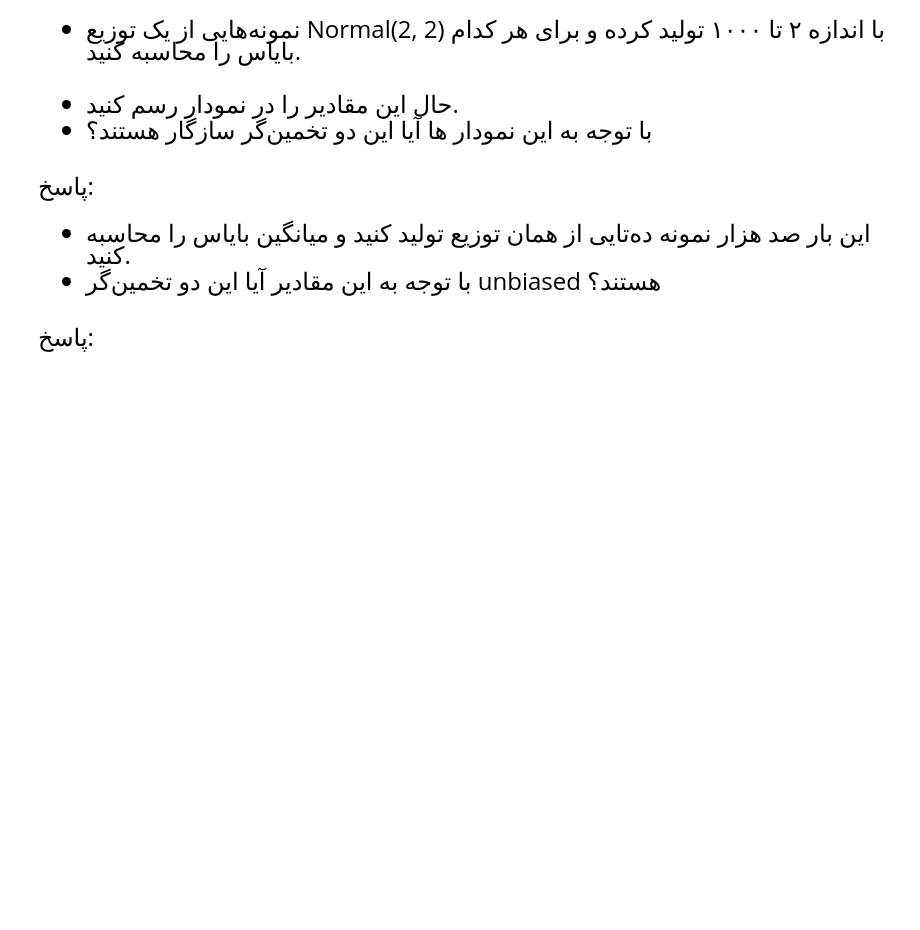
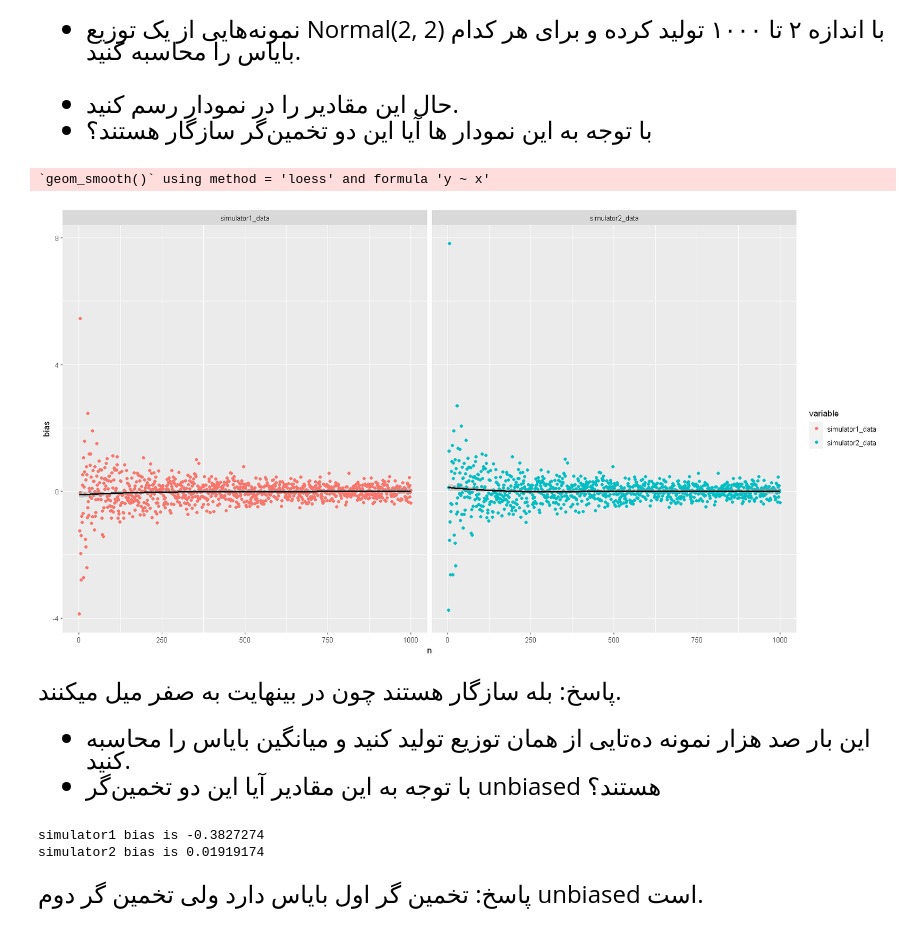
Before and after one commit to HirbodBehnam/EPS-Assignments, a Jupyter notebook: 4/Practical/HW4_Pr.ipynb, the cells around one changed output. Saved outputs shown, nothing was run; the diff lists cells and outputs as text; code cells hidden in the pictures; blank space fills up the shorter version.

```diff
--- a/4/Practical/HW4_Pr.ipynb
+++ b/4/Practical/HW4_Pr.ipynb
@@ -201,12 +204,20 @@ simulator2_bias <- sapply(data, function(i) simulator2(i) - true_variance)
         </ul>
 	</font>
 </div>
+# %%
+bias_data <- data.frame(n = 2:1000, simulator1_data = simulator1_bias, simulator2_data = simulator2_bias)
+bias_data <- melt(bias_data, value.name = "bias", id = "n")
+print(ggplot(bias_data, aes(n, bias, colour = variable)) +
+  geom_point() + geom_smooth(colour = "black") + facet_wrap(vars(variable)))
+# %% [output]
+`geom_smooth()` using method = 'loess' and formula 'y ~ x'
+[figure, added]
 # %% [markdown]
 <div dir = "rtl" style="direction:rtl;line-height:300%;">
 	<font face="XB Zar" size=5>
 		<font color=#FF7500 size=6>
         </font>
-        پاسخ:
+        پاسخ: بله سازگار هستند چون در بینهایت به صفر میل میکنند.
 	</font>
 </div>
 # %% [markdown]
@@ -222,11 +233,20 @@ simulator2_bias <- sapply(data, function(i) simulator2(i) - true_variance)
         </ul>
 	</font>
 </div>
+# %%
+data <- lapply(1:10000, function(i) rnorm(10, mean = 2, sd = sqrt(true_variance)))
+simulator1_bias <- mean(sapply(data, function(i) simulator1(i) - true_variance))
+simulator2_bias <- mean(sapply(data, function(i) simulator2(i) - true_variance))
+cat("simulator1 bias is", simulator1_bias, "\n")
+cat("simulator2 bias is", simulator2_bias, "\n")
+# %% [output]
+simulator1 bias is -0.3827274
+simulator2 bias is 0.01919174
 # %% [markdown]
 <div dir = "rtl" style="direction:rtl;line-height:300%;">
 	<font face="XB Zar" size=5>
 		<font color=#FF7500 size=6>
         </font>
-        پاسخ:
+        پاسخ: تخمین گر اول بایاس دارد ولی تخمین گر دوم unbiased است.
 	</font>
 </div>
```
Also changed, not shown: parts of 3 cells of this notebook, 8 other files.
